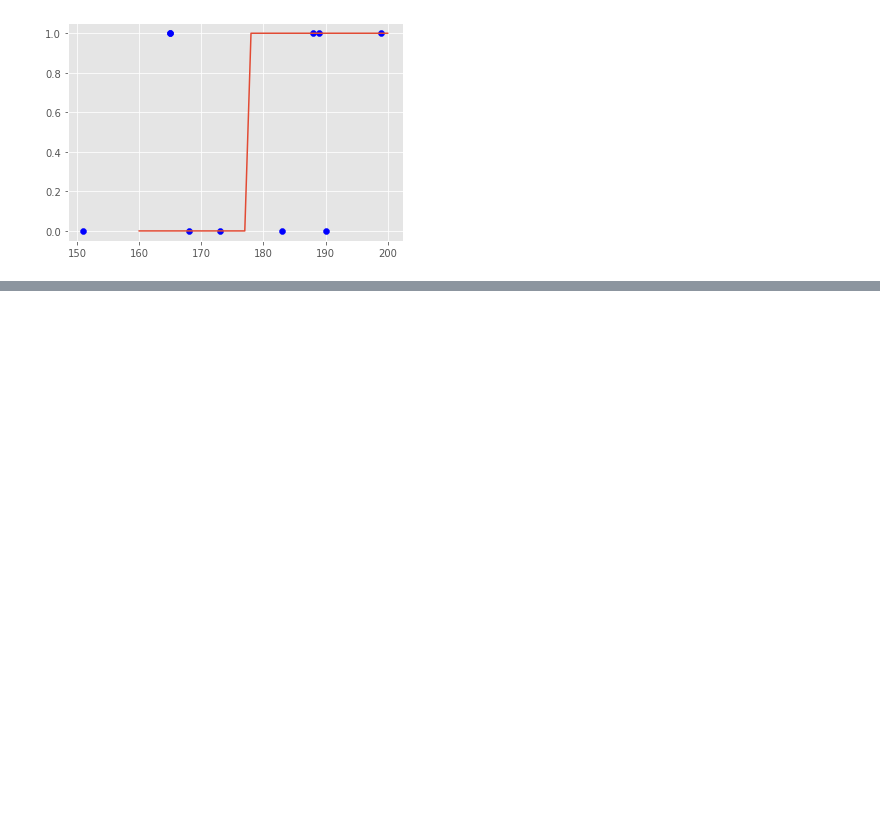
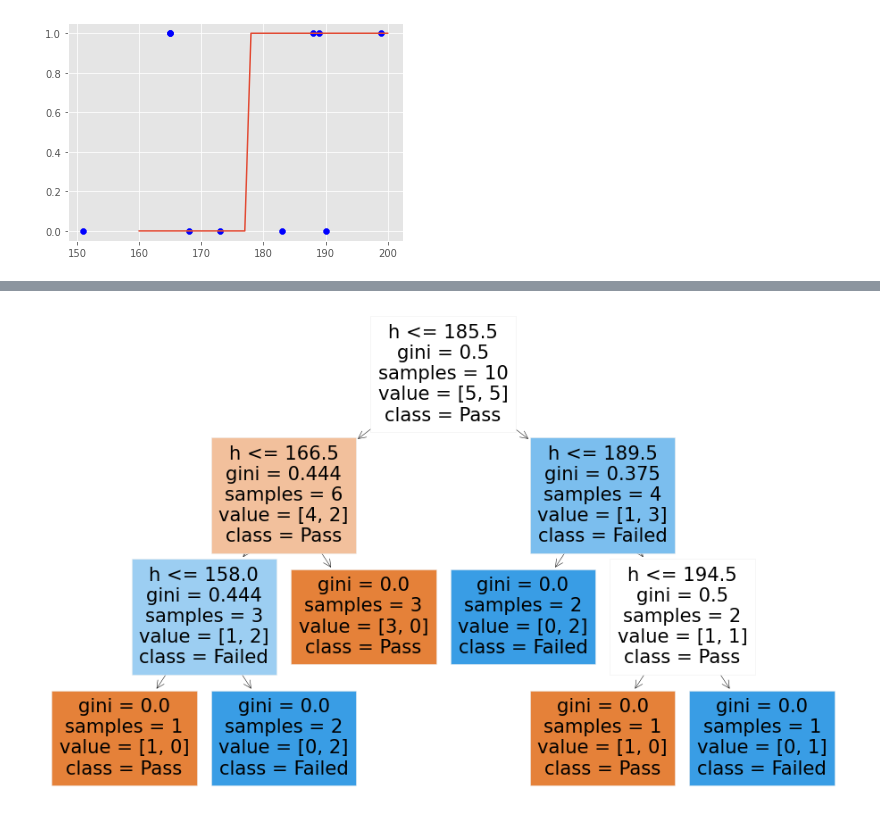
Before and after one commit to sebastian-sl/Basics, a Jupyter notebook: 01 DATA SCIENCE/ML/SKLEARN/1.2 Supervised - Classification.ipynb, the cells around one changed output, grey strips where cells are left out. Drawn from its saved outputs; the diff is of its cells as text; code cells hidden in the pictures; blank space fills up the shorter version.

```diff
--- a/01 DATA SCIENCE/ML/SKLEARN/1.2 Supervised - Classification.ipynb
+++ b/01 DATA SCIENCE/ML/SKLEARN/1.2 Supervised - Classification.ipynb
@@ -38,0 +51,6 @@ plt.plot(prediction, lr.predict(Prediction));
+# %%
+fig, ax = plt.subplots(figsize=(16, 10))
+plot_tree(clf, ax = ax, feature_names = "height", class_names = ["Pass", "Failed"], filled = True);
+plt.show()
+# %% [output]
+[figure, added]
```
Also changed, not shown: parts of 2 cells of this notebook.
